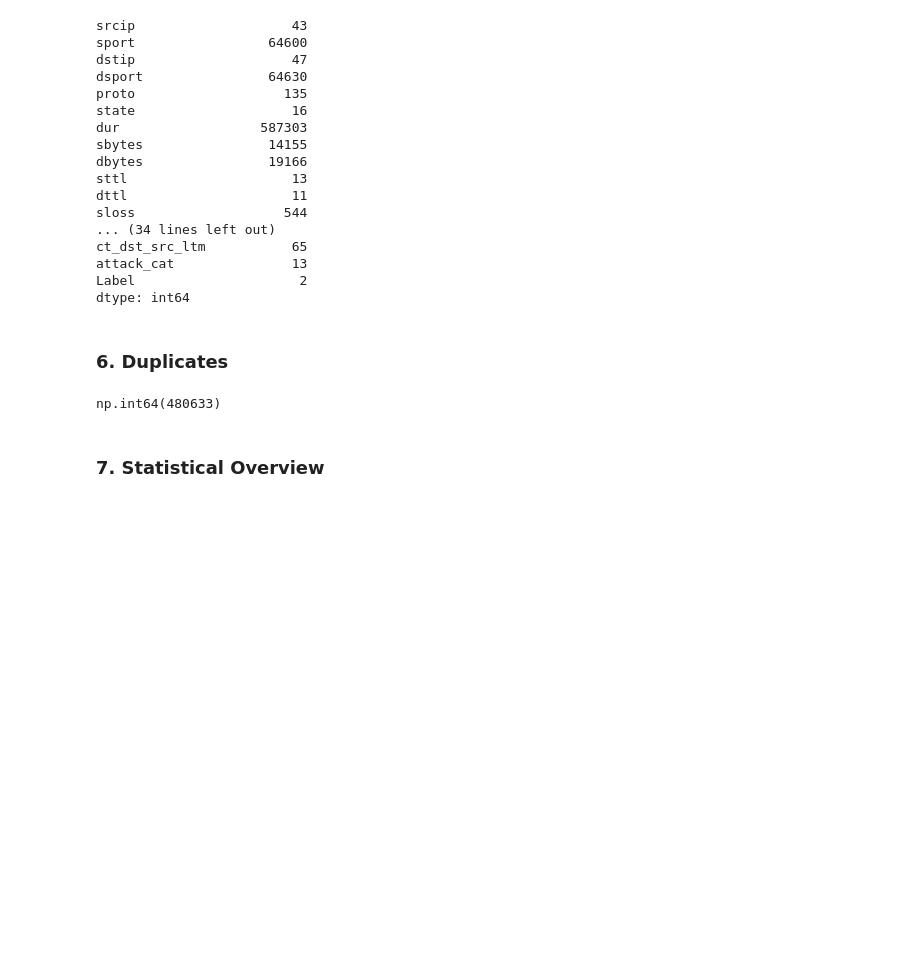
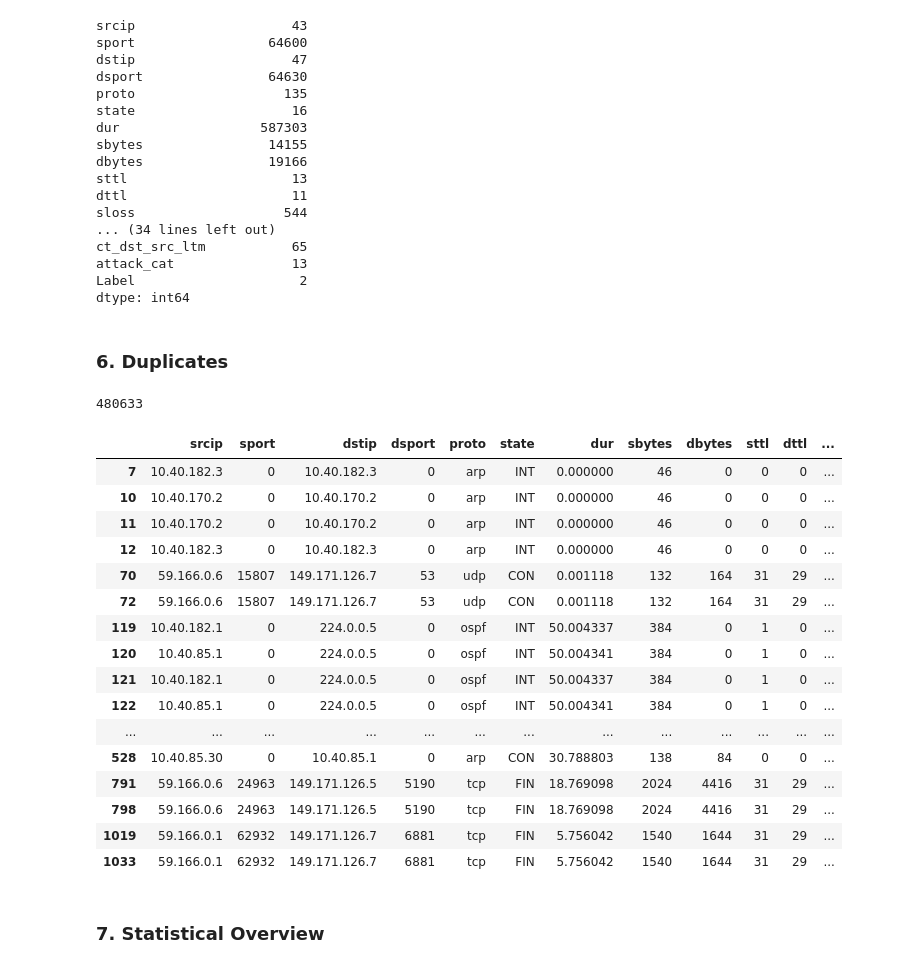
Before and after one commit to ShuvamLabs/network-anomaly-detector, a Jupyter notebook: Detector/notebooks/01-data-observation.ipynb, the cells around one changed output. Cells and saved outputs as stored; diff of their text form; code cells hidden in the pictures; blank space fills up the shorter version.

```diff
--- a/Detector/notebooks/01-data-observation.ipynb
+++ b/Detector/notebooks/01-data-observation.ipynb
@@ -102,9 +102,27 @@ dtype: int64
 # %% [markdown]
 ### 6. Duplicates
 # %%
-df.duplicated().sum()
+print(df.duplicated().sum())
+df[df.duplicated(keep=False)].head(20)
 # %% [output]
-np.int64(480633)
+480633
+|  | srcip | sport | dstip | dsport | proto | state | dur | sbytes | dbytes | sttl | dttl | ... |
+| 7 | 10.40.182.3 | 0 | 10.40.182.3 | 0 | arp | INT | 0.000000 | 46 | 0 | 0 | 0 | ... |
+| 10 | 10.40.170.2 | 0 | 10.40.170.2 | 0 | arp | INT | 0.000000 | 46 | 0 | 0 | 0 | ... |
+| 11 | 10.40.170.2 | 0 | 10.40.170.2 | 0 | arp | INT | 0.000000 | 46 | 0 | 0 | 0 | ... |
+| 12 | 10.40.182.3 | 0 | 10.40.182.3 | 0 | arp | INT | 0.000000 | 46 | 0 | 0 | 0 | ... |
+| 70 | 59.166.0.6 | 15807 | 149.171.126.7 | 53 | udp | CON | 0.001118 | 132 | 164 | 31 | 29 | ... |
+| 72 | 59.166.0.6 | 15807 | 149.171.126.7 | 53 | udp | CON | 0.001118 | 132 | 164 | 31 | 29 | ... |
+| 119 | 10.40.182.1 | 0 | 224.0.0.5 | 0 | ospf | INT | 50.004337 | 384 | 0 | 1 | 0 | ... |
+| 120 | 10.40.85.1 | 0 | 224.0.0.5 | 0 | ospf | INT | 50.004341 | 384 | 0 | 1 | 0 | ... |
+| 121 | 10.40.182.1 | 0 | 224.0.0.5 | 0 | ospf | INT | 50.004337 | 384 | 0 | 1 | 0 | ... |
+| 122 | 10.40.85.1 | 0 | 224.0.0.5 | 0 | ospf | INT | 50.004341 | 384 | 0 | 1 | 0 | ... |
+| ... | ... | ... | ... | ... | ... | ... | ... | ... | ... | ... | ... | ... |
+| 528 | 10.40.85.30 | 0 | 10.40.85.1 | 0 | arp | CON | 30.788803 | 138 | 84 | 0 | 0 | ... |
+| 791 | 59.166.0.6 | 24963 | 149.171.126.5 | 5190 | tcp | FIN | 18.769098 | 2024 | 4416 | 31 | 29 | ... |
+| 798 | 59.166.0.6 | 24963 | 149.171.126.5 | 5190 | tcp | FIN | 18.769098 | 2024 | 4416 | 31 | 29 | ... |
+| 1019 | 59.166.0.1 | 62932 | 149.171.126.7 | 6881 | tcp | FIN | 5.756042 | 1540 | 1644 | 31 | 29 | ... |
+| 1033 | 59.166.0.1 | 62932 | 149.171.126.7 | 6881 | tcp | FIN | 5.756042 | 1540 | 1644 | 31 | 29 | ... |
 # %% [markdown]
 ### 7. Statistical Overview
 # %%
```
Also changed, not shown: parts of 2 cells of this notebook, 1 other file.
